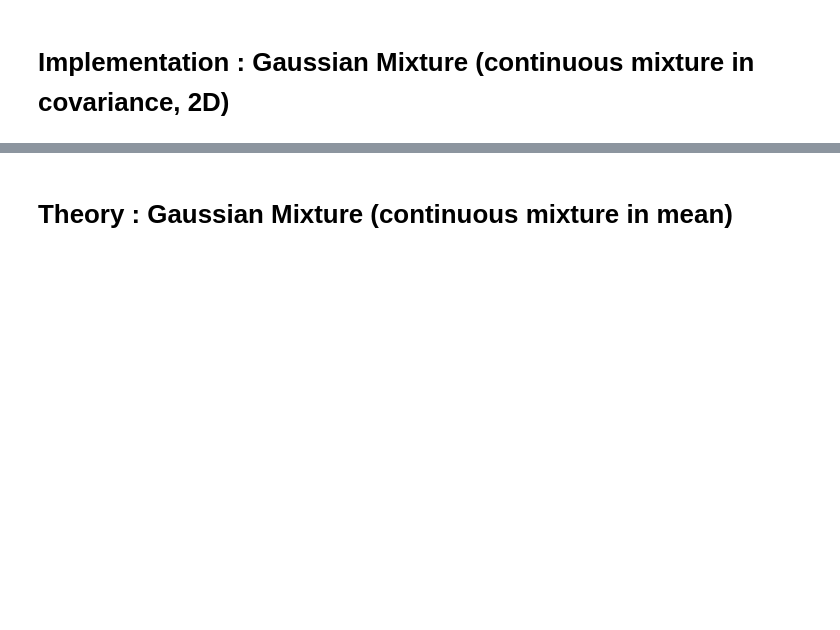
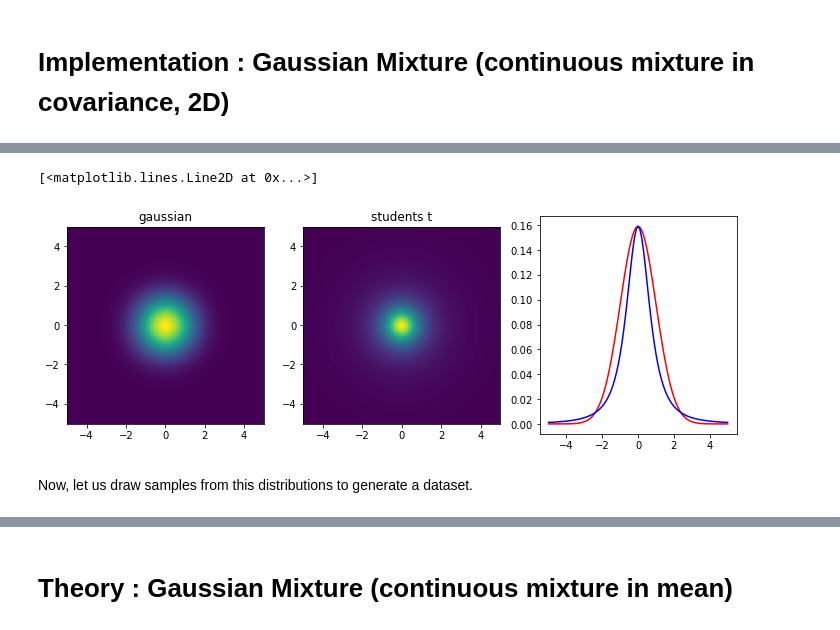
Before and after one commit to kiyomizuhi/machine_learning_scratch_Prince_computer_vision, a Jupyter notebook: EM_algorithm.ipynb, the cells around one changed output, grey strips where cells are left out. Cells and saved outputs as stored; diff of their text form; code cells hidden in the pictures; blank space fills up the shorter version.

Commit message:
added student t

```diff
--- a/EM_algorithm.ipynb
+++ b/EM_algorithm.ipynb
@@ -489,0 +528,41 @@ $$\begin{align}
+# %%
+def studentT(x, mu, cov, nu, nD):
+    # compute pdf of student's t distribution for the given inputs
+    pf = pf_t(cov, nu, nD)
+    dlts = x - mu[:, np.newaxis]
+    sg = (np.dot(dlts.T, np.linalg.inv(cov)).T* dlts).sum(axis=0)
+    mf  = np.power(1. + sg/nu, -(nD + nu)/2.)
+    return pf * mf
+
+x, y = np.mgrid[-5:5.1:.1, -5:5.1:.1]
+mu = np.zeros(2)
+cov = np.eye(2)
+
+pos = np.empty(x.shape + (2,))
+pos[:, :, 0] = x;
+pos[:, :, 1] = y
+gs = spst.multivariate_normal(mean=mu, cov=cov).pdf(pos)
+
+#plot gaussian
+plt.rcParams['figure.figsize'] = (12.0, 4.0) # set default size of plots
+plt.subplot(1,3,1)
+plt.imshow(gs, extent=[-5, 5, -5, 5])
+plt.title('gaussian')
+
+#plot student's t
+s = np.vstack((x.reshape(-1), y.reshape(-1)))
+st = studentT(s, mu, cov, 1, 2)
+st = st.reshape((101,101))
+plt.subplot(1,3,2)
+plt.imshow(st, extent=[-5, 5, -5, 5])
+plt.title('student''s t')
+
+#showing the cut through the mean
+plt.subplot(1,3,3)
+plt.plot(np.arange(-5, 5.05, 0.1), gs[50,:], 'r-')
+plt.plot(np.arange(-5, 5.05, 0.1), st[50,:], 'b-')
+# %% [output]
+[<matplotlib.lines.Line2D at 0x...>]
+[figure, added]
+# %% [markdown]
+Now, let us draw samples from this distributions to generate a dataset.
```
Also changed, not shown: parts of 9 cells of this notebook.
